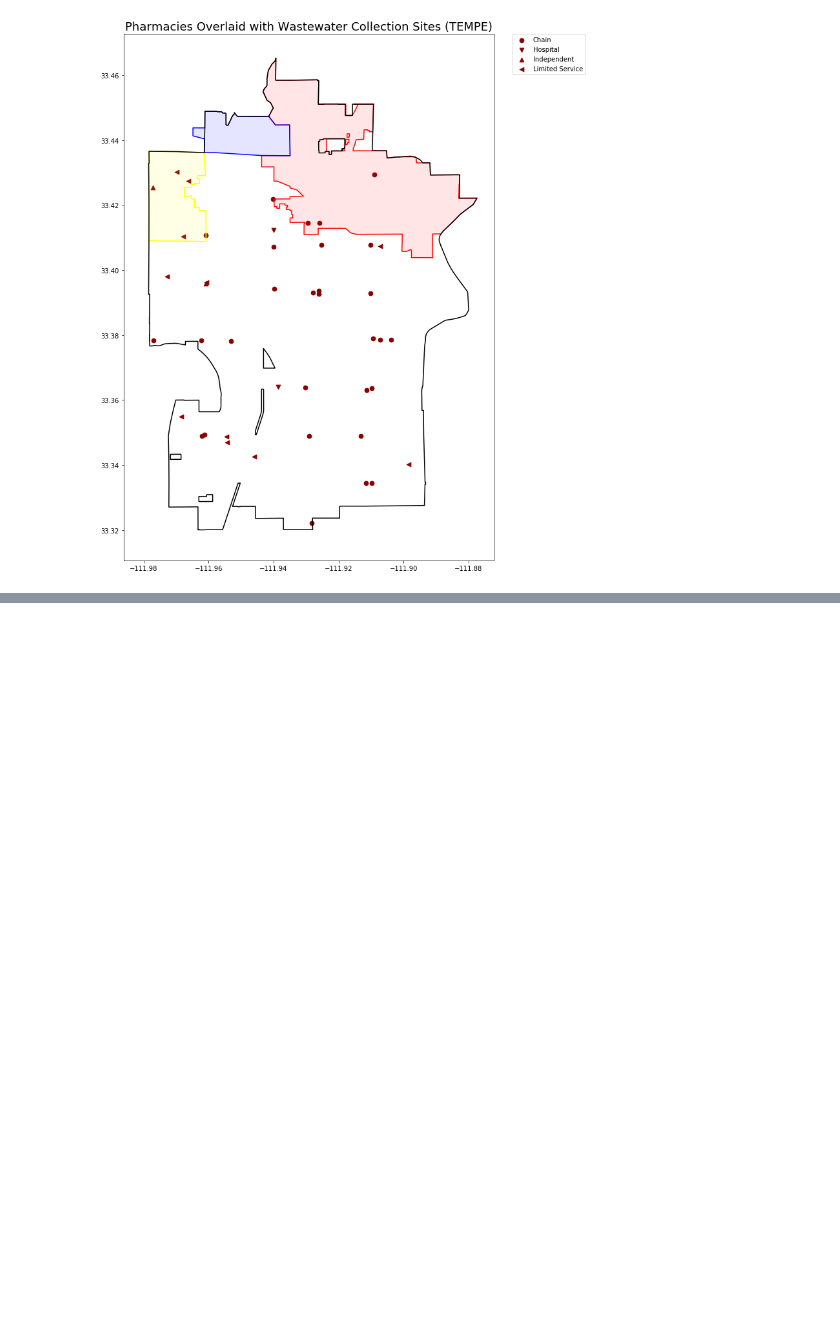
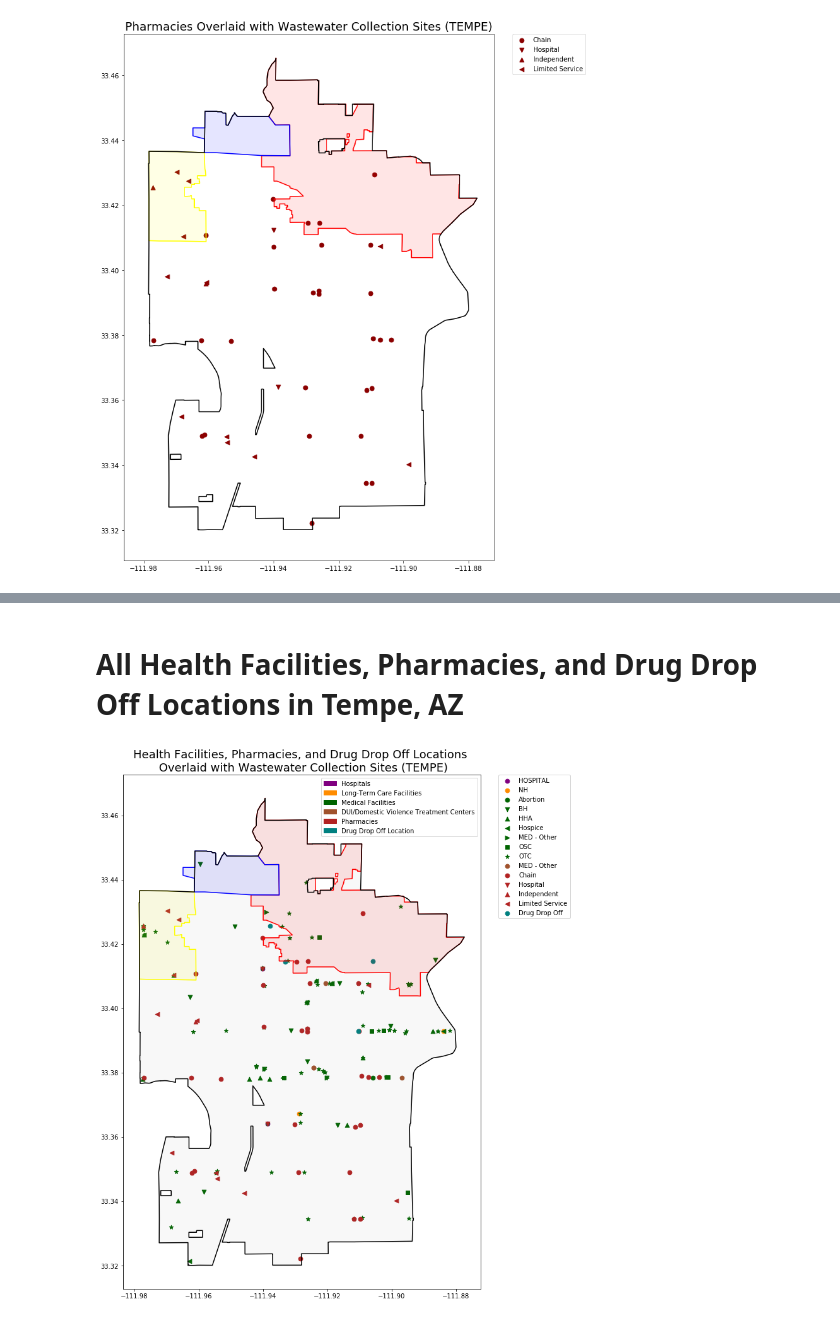
Before and after one commit to akinbule/OpioidsWastewaterPilot, a Jupyter notebook: TempeFacilities.ipynb, the cells around one changed output, grey strips where cells are left out. Saved outputs shown, nothing was run; the diff lists cells and outputs as text; code cells hidden in the pictures; blank space fills up the shorter version.

```diff
--- a/TempeFacilities.ipynb
+++ b/TempeFacilities.ipynb
@@ -524,0 +619,55 @@ plt.savefig('HealthFacilitiesPharmaciesMap.png')
+# %% [markdown]
+# All Health Facilities, Pharmacies, and Drug Drop Off Locations in Tempe, AZ
+# %%
+fig, ax = plt.subplots(figsize=(15,15))
+plt.title('Health Facilities, Pharmacies, and Drug Drop Off Locations \n Overlaid with Wastewater Collection Sites (TEMPE)', size = 18)
+
+for i in range(len(casesh)):
+    geo_h[geo_h['Category']==casesh[i]].plot(ax=ax, marker=markers[i],markersize=45, label=str(casesh[i]),
+                                             color='purple')
+
+for i in range(len(casesl)):
+    geo_lt[geo_lt['Category']==casesl[i]].plot(ax=ax, marker=markers[i],markersize=45, label=str(casesl[i]),
+                                             color='darkorange')
+
+for i in range(len(casesm)):
+    geo_mf[geo_mf['Category']==casesm[i]].plot(ax=ax, marker=markers[i],markersize=45, label=str(casesm[i]),
+                                             color='darkgreen')
+
+
+for i in range(len(casesd)):
+    geo_dui[geo_dui['Category']==casesd[i]].plot(ax=ax, marker=markers[i],markersize=45, label=str(casesd[i]),
+                                             color='sienna')
+
+for i in range(len(casesp)):
+    geo_p[geo_p['Subtype']==casesp[i]].plot(ax=ax, marker=markers[i],markersize=45, label=str(casesp[i]),
+                                             color='firebrick')
+
+geo_dd.plot(ax=ax,markersize=45, label="Drug Drop Off",color='teal')
+
+leg1 = ax.legend(bbox_to_anchor=(1.05, 1), loc='upper left', borderaxespad=0.)
+
+#colors for color legend
+h = mpatches.Patch(color='purple',label='Hospitals')
+lt = mpatches.Patch(color='darkorange',label = 'Long-Term Care Facilities')
+mf = mpatches.Patch(color='darkgreen',label = 'Medical Facilities')
+dui = mpatches.Patch(color = 'sienna',label = 'DUI/Domestic Violence Treatment Centers')
+p = mpatches.Patch(color='firebrick',label = 'Pharmacies')
+dd = mpatches.Patch(color='teal',label = 'Drug Drop Off Location')
+l2 = plt.legend(handles=[h,lt,mf,dui,p,dd],loc='upper right')
+
+ax.add_artist(leg1)
+
+
+sa[sa['Site'] == 'TP02'].plot(ax=ax,color='red',alpha=0.1)
+sa[sa['Site'] == 'TP02'].boundary.plot(ax=ax,color='red')
+sa[sa['Site'] == 'TP04'].plot(ax=ax, color = 'yellow',alpha=0.1)
+sa[sa['Site'] == 'TP04'].boundary.plot(ax=ax, color = 'yellow')
+sa[sa['Site'] == 'TP05'].plot(ax=ax, color = 'blue',alpha=0.1)
+sa[sa['Site'] == 'TP05'].boundary.plot(ax=ax, color = 'blue')
+bdry.boundary.plot(ax=ax, color='black')
+bdry.plot(ax=ax, color='grey',alpha=0.05)
+
+plt.savefig('HealthFacilitiesPharmaciesDrugDropMap.png')
+# %% [output]
+[figure, added]
```
Also changed, not shown: parts of 18 cells of this notebook, 4 other files.
